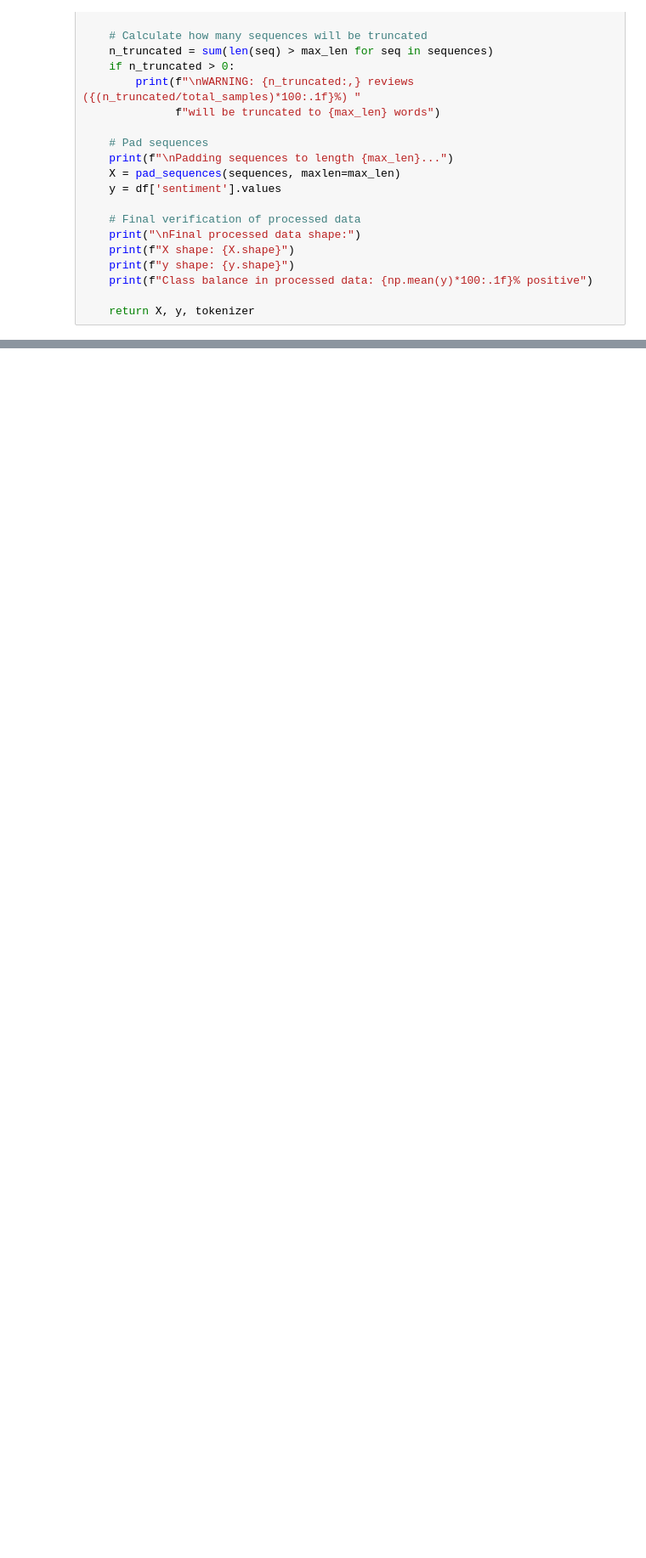
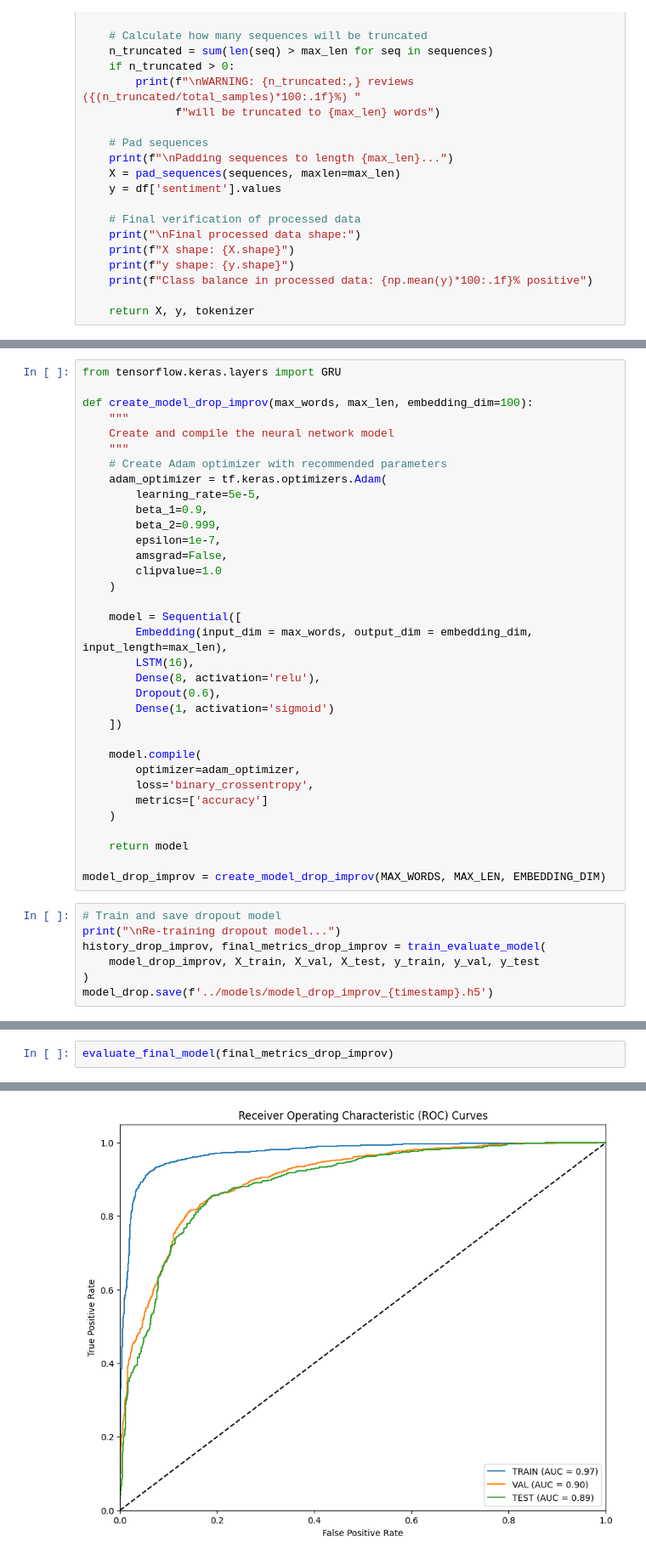
Before and after one commit to vladflorinfilip/Sentiment-Analysis-Classifier, a Jupyter notebook: notebook/data_analysis.ipynb, the cells around one changed output, grey strips where cells are left out. Shown at 85% size. Drawn from its saved outputs; the diff is of its cells as text; blank space fills up the shorter version.

Commit message:
Performance Analysis for Dropout Model and ROC curve

```diff
--- a/notebook/data_analysis.ipynb
+++ b/notebook/data_analysis.ipynb
@@ -163,0 +444,41 @@ def create_model(max_words, max_len, embedding_dim=100):
+# %%
+from tensorflow.keras.layers import GRU
+
+def create_model_drop_improv(max_words, max_len, embedding_dim=100):
+    """
+    Create and compile the neural network model
+    """
+    # Create Adam optimizer with recommended parameters
+    adam_optimizer = tf.keras.optimizers.Adam(
+        learning_rate=5e-5,
+        beta_1=0.9,
+        beta_2=0.999,
+        epsilon=1e-7,
+        amsgrad=False,
+        clipvalue=1.0
+    )
+
+    model = Sequential([
+        Embedding(input_dim = max_words, output_dim = embedding_dim, input_length=max_len),
+        LSTM(16),
+        Dense(8, activation='relu'),
+        Dropout(0.6),
+        Dense(1, activation='sigmoid')
+    ])
+
+    model.compile(
+        optimizer=adam_optimizer,
+        loss='binary_crossentropy',
+        metrics=['accuracy']
+    )
+
+    return model
+
+model_drop_improv = create_model_drop_improv(MAX_WORDS, MAX_LEN, EMBEDDING_DIM)
+# %%
+# Train and save dropout model
+print("\nRe-training dropout model...")
+history_drop_improv, final_metrics_drop_improv = train_evaluate_model(
+    model_drop_improv, X_train, X_val, X_test, y_train, y_val, y_test
+)
+model_drop.save(f'../models/model_drop_improv_{timestamp}.h5')
@@ -163,0 +504,3 @@ def create_model(max_words, max_len, embedding_dim=100):
+# %%
+evaluate_final_model(final_metrics_drop_improv)
+# %% [output]
@@ -163,0 +524 @@ def create_model(max_words, max_len, embedding_dim=100):
+[figure, added]
```
Also changed, not shown: parts of 17 cells of this notebook, 7 other files.
